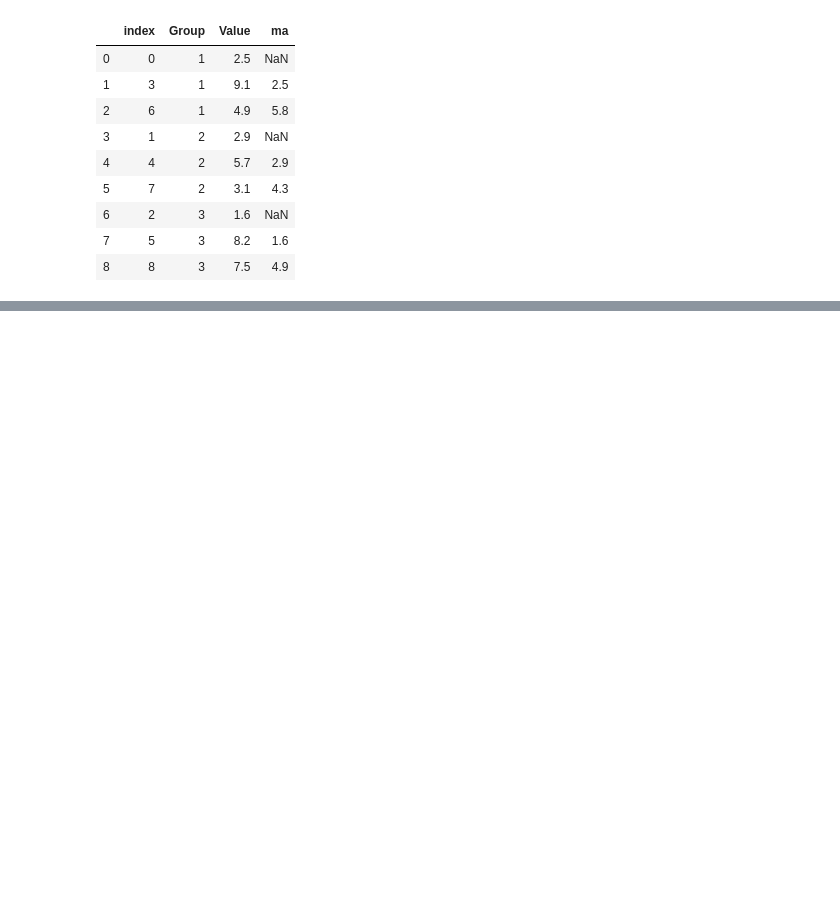
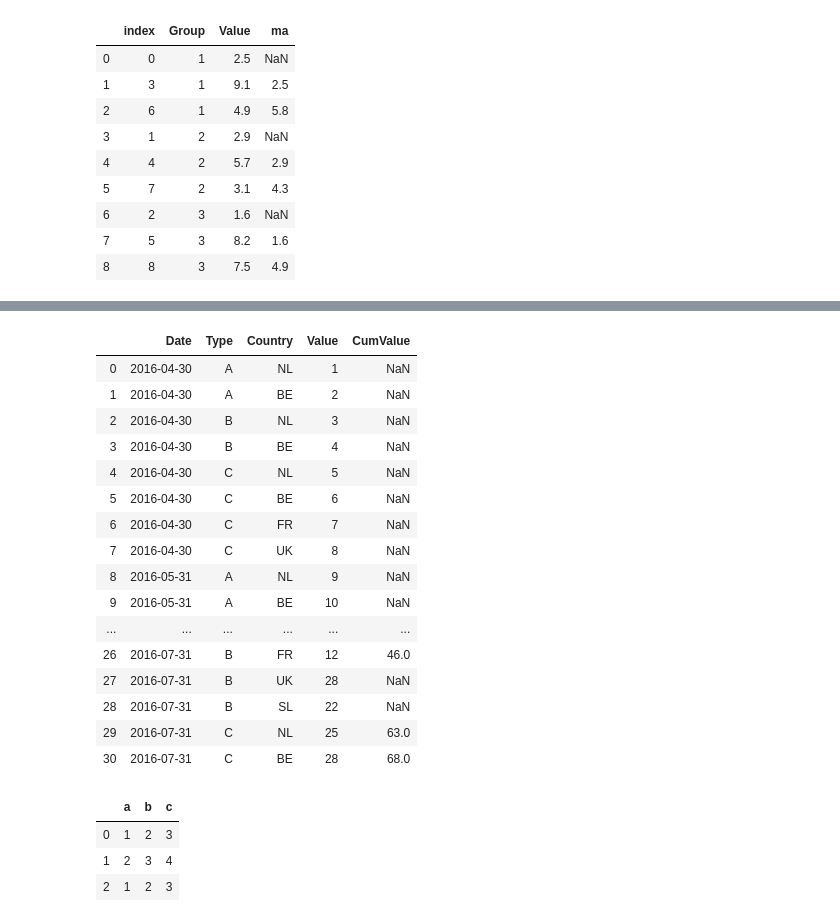
Before and after one commit to Project-Alstonia/jupyterlab_demo_June2020, a Jupyter notebook: Untitled.ipynb, the cells around one changed output, grey strips where cells are left out. Drawn from its saved outputs; the diff is of its cells as text; code cells hidden in the pictures; blank space fills up the shorter version.

```diff
--- a/Untitled.ipynb
+++ b/Untitled.ipynb
@@ -60,0 +103,29 @@ df
+# %%
+k=3
+df.assign(CumValue =
+df.groupby(['Country','Type'])['Value'].transform(lambda x: x.rolling(k).sum()))
+# %% [output]
+|  | Date | Type | Country | Value | CumValue |
+| 0 | 2016-04-30 | A | NL | 1 | NaN |
+| 1 | 2016-04-30 | A | BE | 2 | NaN |
+| 2 | 2016-04-30 | B | NL | 3 | NaN |
+| 3 | 2016-04-30 | B | BE | 4 | NaN |
+| 4 | 2016-04-30 | C | NL | 5 | NaN |
+| 5 | 2016-04-30 | C | BE | 6 | NaN |
+| 6 | 2016-04-30 | C | FR | 7 | NaN |
+| 7 | 2016-04-30 | C | UK | 8 | NaN |
+| 8 | 2016-05-31 | A | NL | 9 | NaN |
+| 9 | 2016-05-31 | A | BE | 10 | NaN |
+| ... | ... | ... | ... | ... | ... |
+| 26 | 2016-07-31 | B | FR | 12 | 46.0 |
+| 27 | 2016-07-31 | B | UK | 28 | NaN |
+| 28 | 2016-07-31 | B | SL | 22 | NaN |
+| 29 | 2016-07-31 | C | NL | 25 | 63.0 |
+| 30 | 2016-07-31 | C | BE | 28 | 68.0 |
+# %%
+pd.read_csv('ab.txt')
+# %% [output]
+|  | a | b | c |
+| 0 | 1 | 2 | 3 |
+| 1 | 2 | 3 | 4 |
+| 2 | 1 | 2 | 3 |
```
Also changed, not shown: parts of 36 cells of this notebook, 6 other files.
